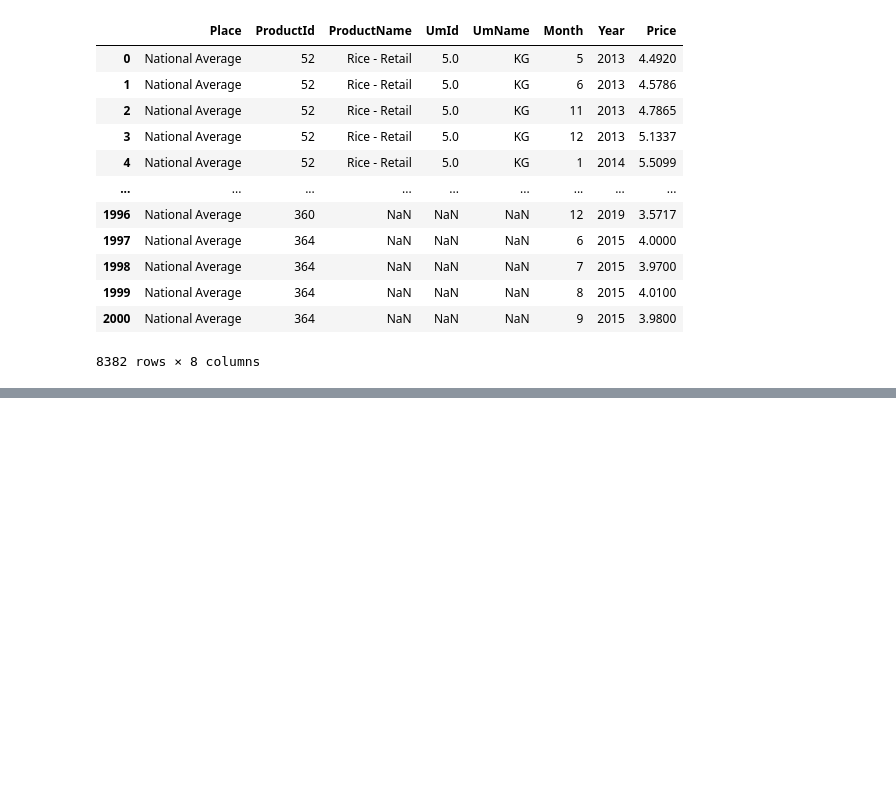
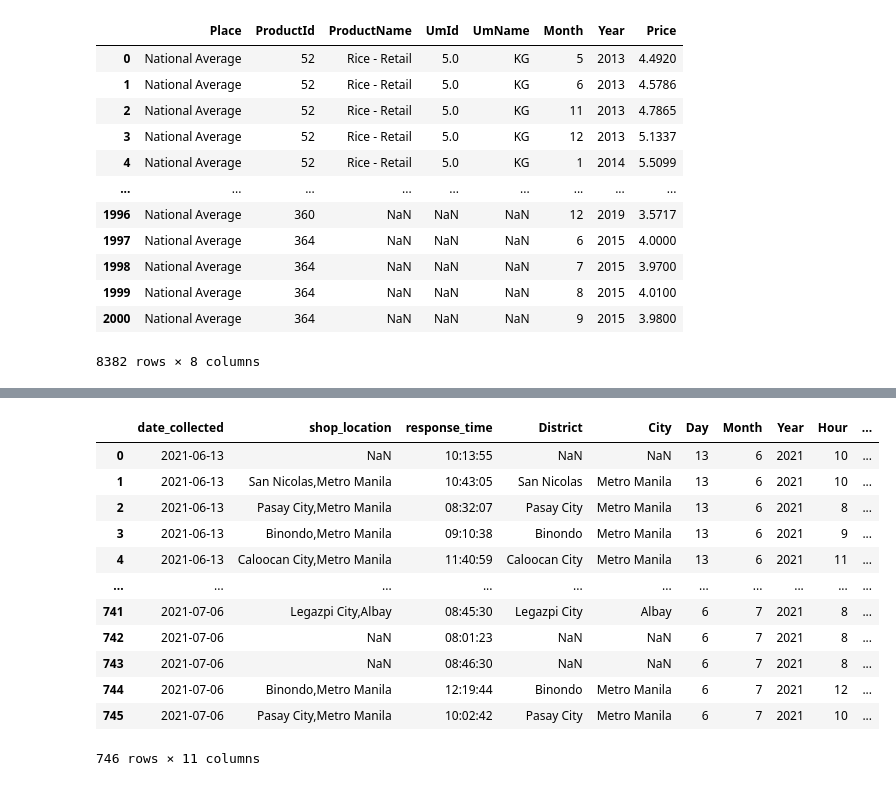
Before and after one commit to KimKieu123/DA30092022, a Jupyter notebook: BT Learn.ipynb, the cells around one changed output, grey strips where cells are left out. Drawn from its saved outputs; the diff is of its cells as text; code cells hidden in the pictures; blank space fills up the shorter version.

```diff
--- a/BT Learn.ipynb
+++ b/BT Learn.ipynb
@@ -492,0 +585,35 @@ Name: Country, dtype: int64
+# %%
+#[Thực hành] Tách dữ liệu của một cột thành nhiều cột
+import pandas as pd
+import numpy as np
+df=pd.read_csv('shopeep_koreantop_clothing_shop_data.csv')
+# Để đơn giản ta thực hiện lọc tập dữ liệu ban đầu theo các thuộc tính sau
+df = df[['date_collected','shop_location','response_time']]
+# Tách cột shop_location thành 2 cột District và City
+
+df['District']=df['shop_location'].str.split(',').str[0]
+df['City']=df['shop_location'].str.split(',').str[1]
+# Tách cột date_collected thành 3 cột Day, Month, Year
+
+df['Day']=pd.to_datetime(df['date_collected'],format='%Y-%m-%d').dt.day
+df['Month']=pd.to_datetime(df['date_collected'],format='%Y-%m-%d').dt.month
+df['Year']=pd.to_datetime(df['date_collected'],format='%Y-%m-%d').dt.year
+# Tách cột response_time thành 3 cột Hour, Minute, Second
+df['Hour']=pd.to_datetime(df['response_time'],format=' %H:%M:%S').dt.hour
+df['Minute']=pd.to_datetime(df['response_time'],format=' %H:%M:%S').dt.minute
+df['Second']=pd.to_datetime(df['response_time'],format=' %H:%M:%S').dt.second
+df
+# %% [output]
+|  | date_collected | shop_location | response_time | District | City | Day | Month | Year | Hour | ... |
+| 0 | 2021-06-13 | NaN | 10:13:55 | NaN | NaN | 13 | 6 | 2021 | 10 | ... |
+| 1 | 2021-06-13 | San Nicolas,Metro Manila | 10:43:05 | San Nicolas | Metro Manila | 13 | 6 | 2021 | 10 | ... |
+| 2 | 2021-06-13 | Pasay City,Metro Manila | 08:32:07 | Pasay City | Metro Manila | 13 | 6 | 2021 | 8 | ... |
+| 3 | 2021-06-13 | Binondo,Metro Manila | 09:10:38 | Binondo | Metro Manila | 13 | 6 | 2021 | 9 | ... |
+| 4 | 2021-06-13 | Caloocan City,Metro Manila | 11:40:59 | Caloocan City | Metro Manila | 13 | 6 | 2021 | 11 | ... |
+| ... | ... | ... | ... | ... | ... | ... | ... | ... | ... | ... |
+| 741 | 2021-07-06 | Legazpi City,Albay | 08:45:30 | Legazpi City | Albay | 6 | 7 | 2021 | 8 | ... |
+| 742 | 2021-07-06 | NaN | 08:01:23 | NaN | NaN | 6 | 7 | 2021 | 8 | ... |
+| 743 | 2021-07-06 | NaN | 08:46:30 | NaN | NaN | 6 | 7 | 2021 | 8 | ... |
+| 744 | 2021-07-06 | Binondo,Metro Manila | 12:19:44 | Binondo | Metro Manila | 6 | 7 | 2021 | 12 | ... |
+| 745 | 2021-07-06 | Pasay City,Metro Manila | 10:02:42 | Pasay City | Metro Manila | 6 | 7 | 2021 | 10 | ... |
+746 rows × 11 columns
```
Also changed, not shown: parts of 6 cells of this notebook, 8 other files.
